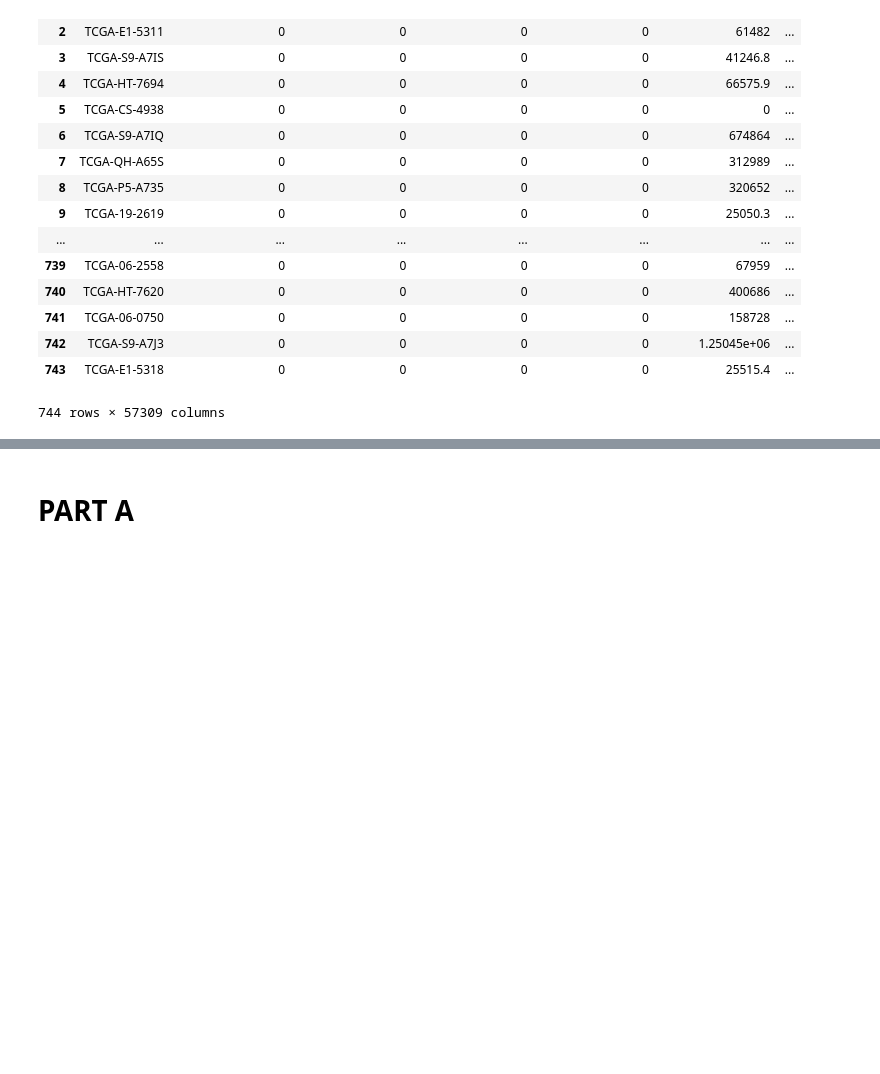
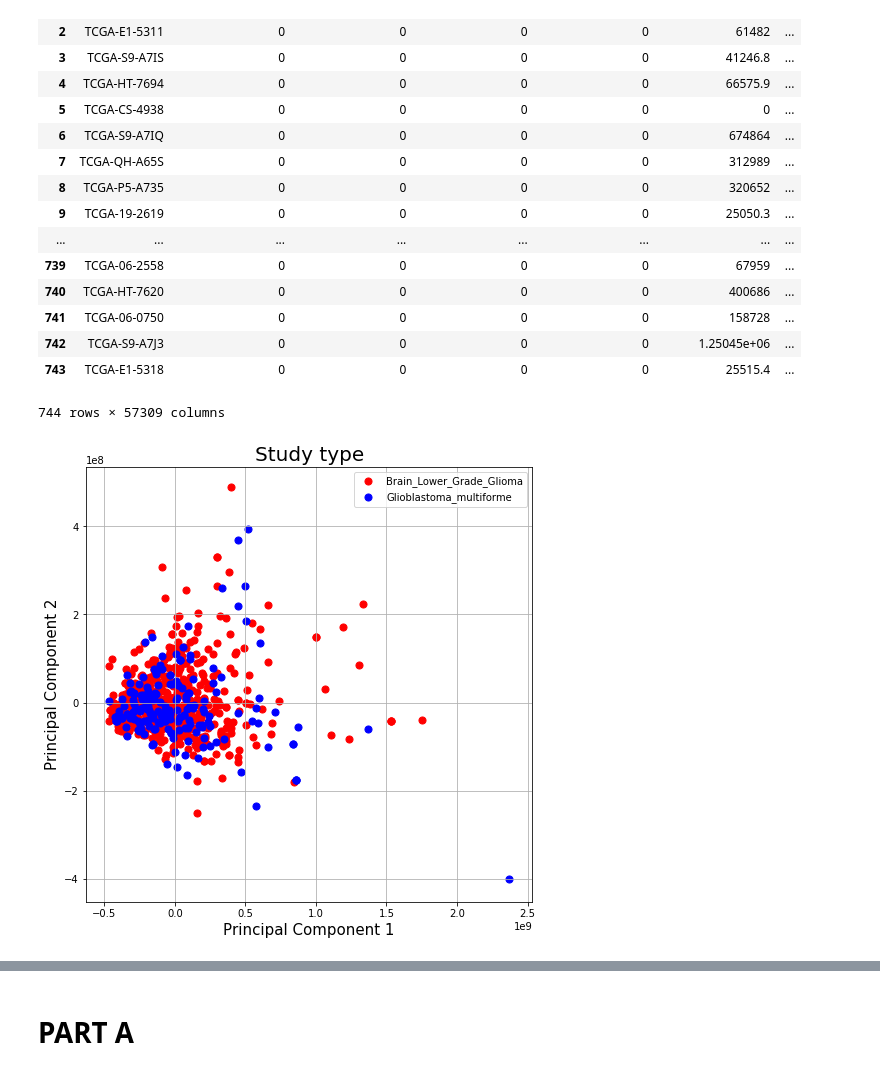
Before and after one commit to kanzabatool/Comp_genomics, a Jupyter notebook: computational_genomics.ipynb, the cells around one changed output, grey strips where cells are left out. Drawn from its saved outputs; the diff is of its cells as text; code cells hidden in the pictures; blank space fills up the shorter version.

```diff
--- a/computational_genomics.ipynb
+++ b/computational_genomics.ipynb
@@ -100,3 +97,38 @@ df
 | 742 | TCGA-S9-A7J3 | 0 | 0 | 0 | 0 | 1.25045e+06 | ... |
 | 743 | TCGA-E1-5318 | 0 | 0 | 0 | 0 | 25515.4 | ... |
 744 rows × 57309 columns
+# %%
+# Applying PCA
+
+data = df[df.columns[1:57304]]
+target = df[['Study']]
+target3 =df[['Methylation_Cluster']]
+target = target.applymap(lambda x: (x.replace("Brain Lower Grade Glioma","Brain_Lower_Grade_Glioma").replace("Glioblastoma multiforme","Glioblastoma_multiforme")))
+
+pca = PCA(n_components=2)
+principalComponents = pca.fit_transform(data)
+principalDf = pd.DataFrame(data = principalComponents
+             , columns = ['principal component 1', 'principal component 2'])
+finalDf = pd.concat([principalDf, target], axis = 1)
+finalDf3 = pd.concat([principalDf, target3], axis = 1)
+# %%
+#Visualize PCA for Study type
+
+
+fig = plt.figure(figsize = (8,8))
+ax = fig.add_subplot(1,1,1)
+ax.set_xlabel('Principal Component 1', fontsize = 15)
+ax.set_ylabel('Principal Component 2', fontsize = 15)
+ax.set_title('Study type', fontsize = 20)
+targets = ['Brain_Lower_Grade_Glioma', 'Glioblastoma_multiforme']
+colors = ['r', 'b']
+for target, color in zip(targets,colors):
+    indicesToKeep = finalDf['Study'] == target
+    ax.scatter(finalDf.loc[indicesToKeep, 'principal component 1']
+               , finalDf.loc[indicesToKeep, 'principal component 2']
+               , c = color
+               , s = 50)
+ax.legend(targets)
+ax.grid()
+# %% [output]
+[figure, added]
```
Also changed, not shown: parts of 29 cells of this notebook.
